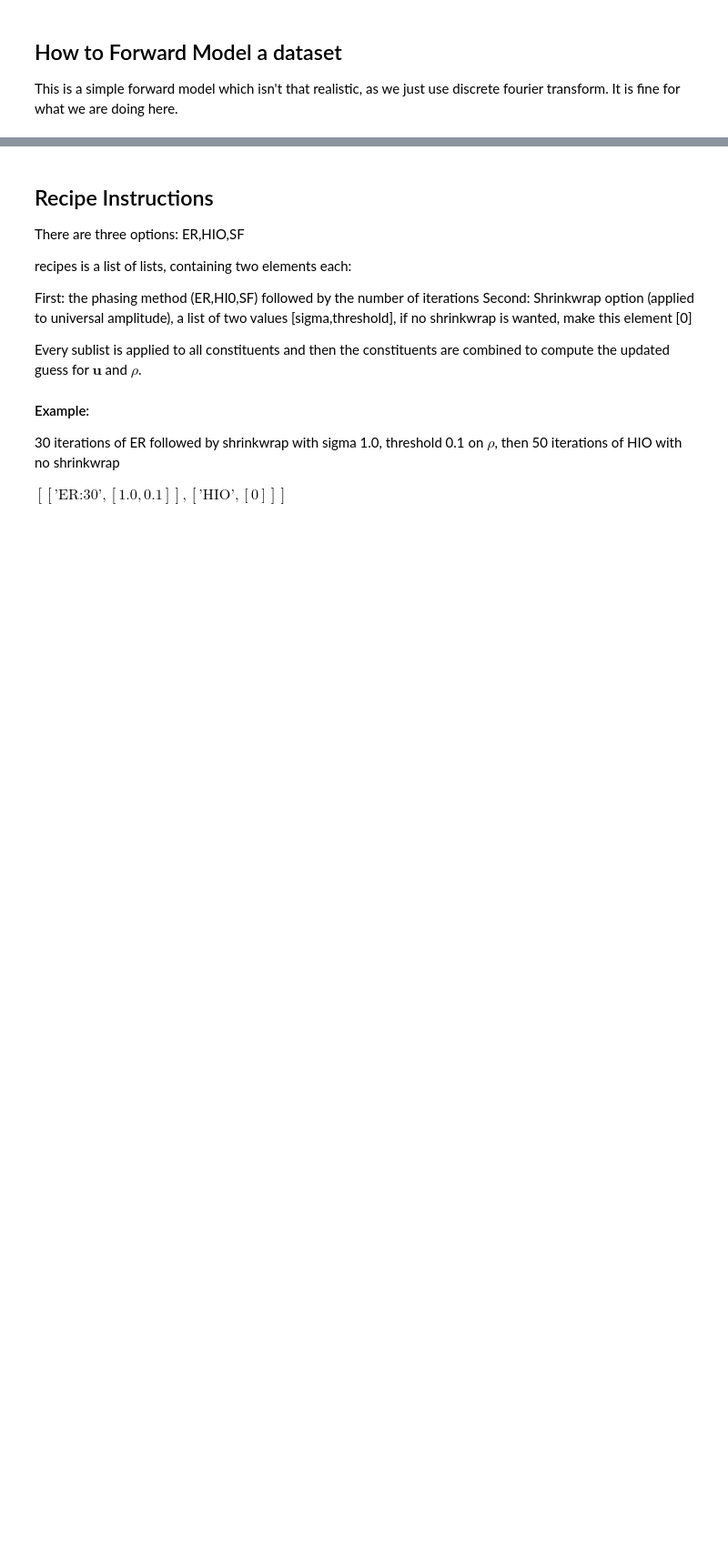
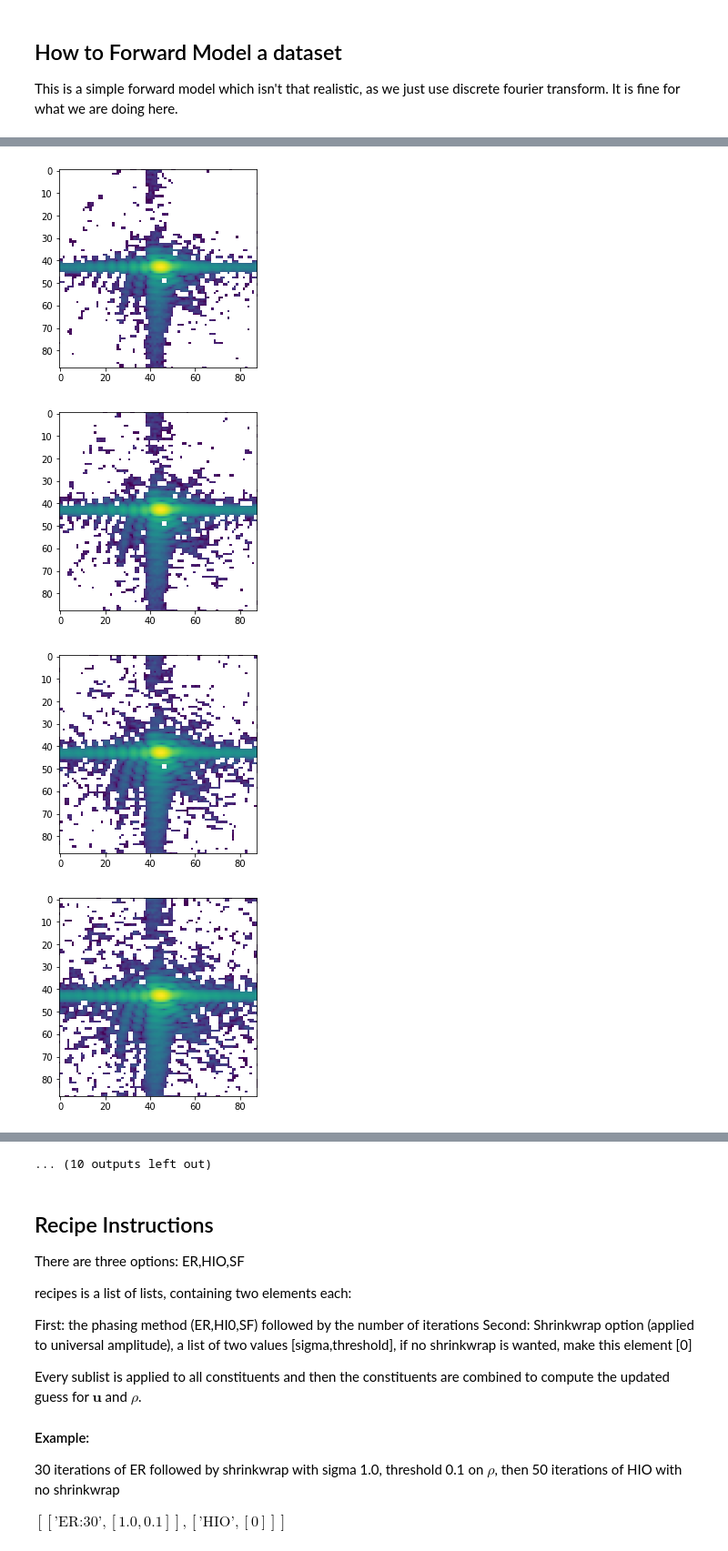
Before and after one commit to siddharth-maddali/Phaser, a Jupyter notebook: Tutorial.ipynb, the cells around one changed output, grey strips where cells are left out. Shown at 91% size. Cells and saved outputs as stored; diff of their text form; code cells hidden in the pictures; blank space fills up the shorter version.

```diff
--- a/Tutorial.ipynb
+++ b/Tutorial.ipynb
@@ -44,0 +54,42 @@ plt.show()
+# %%
+#formula for estimating chi
+chi_square = lambda model,data,mask : np.mean(((model - data)**2/data)[mask])
+
+use_mod = []
+use_intens = []
+powers = np.arange(5.,10.,0.25)
+for power in powers:
+
+    fac = 1*10**(power)
+
+    #Intensity with no noise, mimicking the model
+    F = data[0]/data[0].max()*fac
+
+
+    #Intensity with poisson noise, mimicking measured data
+    I = rescale_noise([F],fac)[0]
+
+#     print(I[I>0].min(),I.max())
+    F[F<1] = 0
+    I[I<1] = 0
+    mask = I>1
+    plt.imshow(I[:,:,I.shape[2]//2],norm=LogNorm())
+    plt.show()
+
+
+    use_intens.append(chi_square(F,I,mask))
+    use_mod.append(chi_square(np.sqrt(F),np.sqrt(I),mask))
+
+print(use_intens)
+plt.figure(figsize=(7,6))
+plt.plot(powers,use_intens,label=r'$\frac{(I-f^2)^2}{I}$')
+plt.plot(powers,use_mod,label=r'$\frac{(\sqrt{I}-f)^2}{\sqrt{I}}$')
+plt.ylabel(r'$\hat{\chi}^2$')
+plt.xlabel('log(photon_max)')
+plt.legend(prop={'size': 16})
+plt.show()
+# %% [output]
+[figure, added]
+[figure, added]
+[figure, added]
+[figure, added]
@@ -45,3 +104,4 @@ plt.show()
+... (10 outputs left out)
 # %% [markdown]
 ## Recipe Instructions ##
 
```
Also changed, not shown: parts of 7 cells of this notebook, 6 other files.
